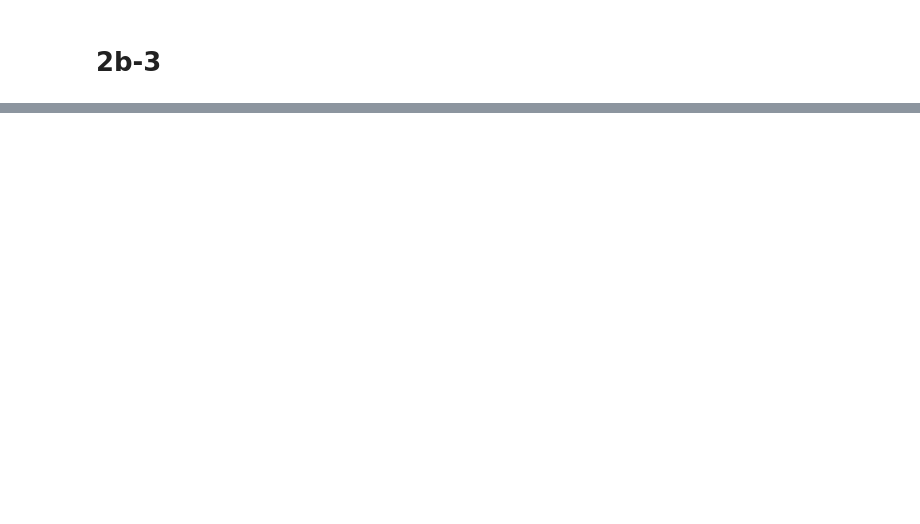
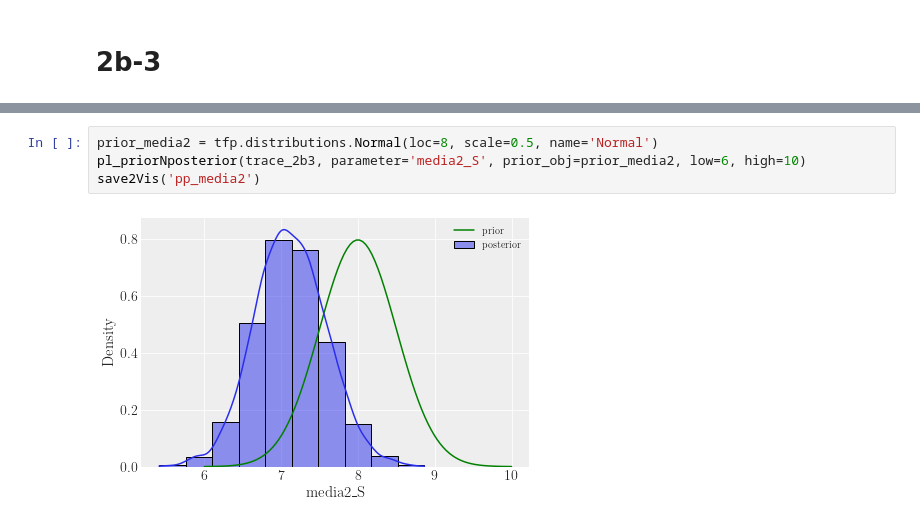
Before and after one commit to leslieDLcy/InformedPriorDist, a Jupyter notebook: src/modelling/part2_prior_choice.ipynb, the cells around one changed output, grey strips where cells are left out. Drawn from its saved outputs; the diff is of its cells as text; blank space fills up the shorter version.

```diff
--- a/src/modelling/part2_prior_choice.ipynb
+++ b/src/modelling/part2_prior_choice.ipynb
@@ -176,0 +250,6 @@ save2Vis('posteior_hdi')
+# %%
+prior_media2 = tfp.distributions.Normal(loc=8, scale=0.5, name='Normal')
+pl_priorNposterior(trace_2b3, parameter='media2_S', prior_obj=prior_media2, low=6, high=10)
+save2Vis('pp_media2')
+# %% [output]
+[figure, added]
```
Also changed, not shown: parts of 38 cells of this notebook, 10 other files.
